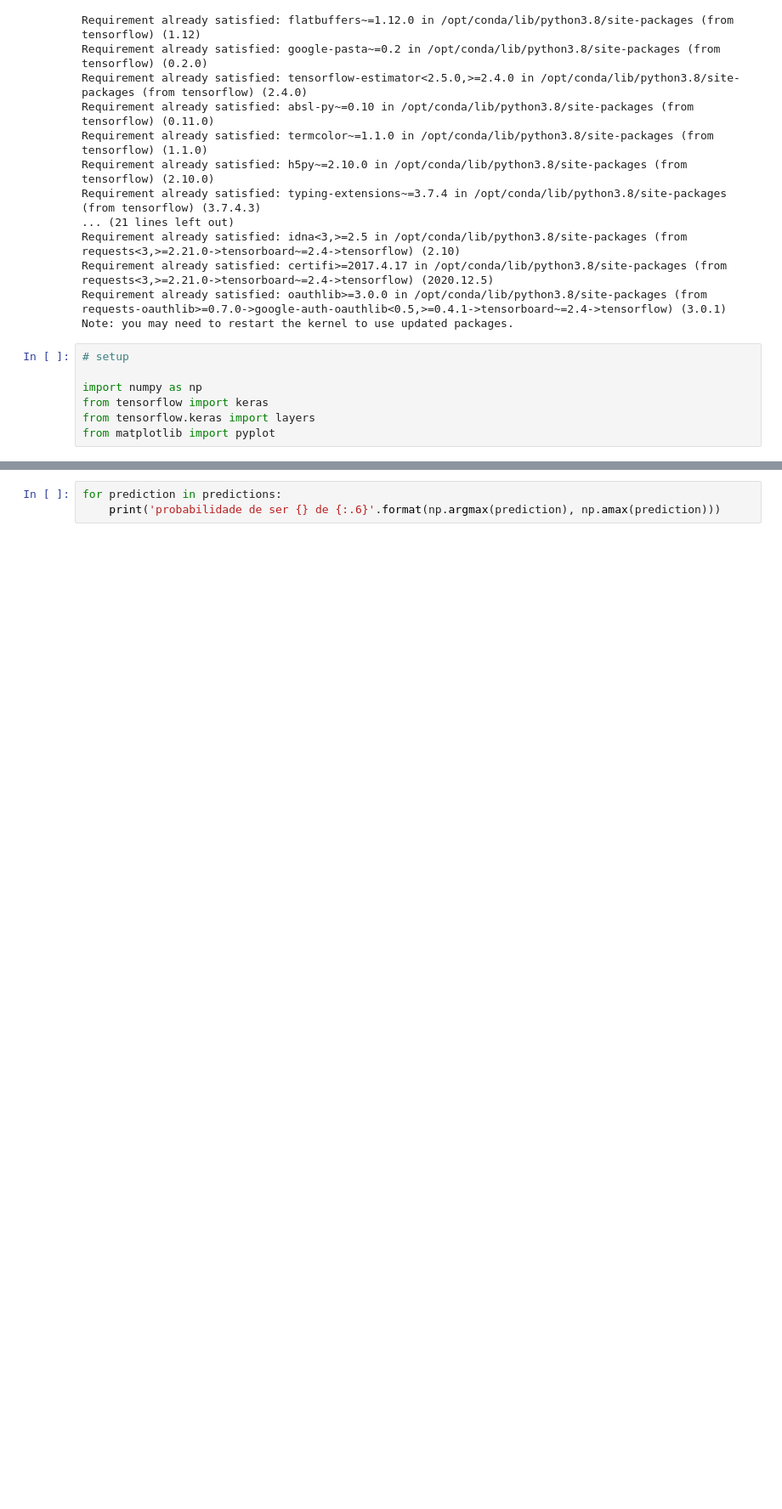
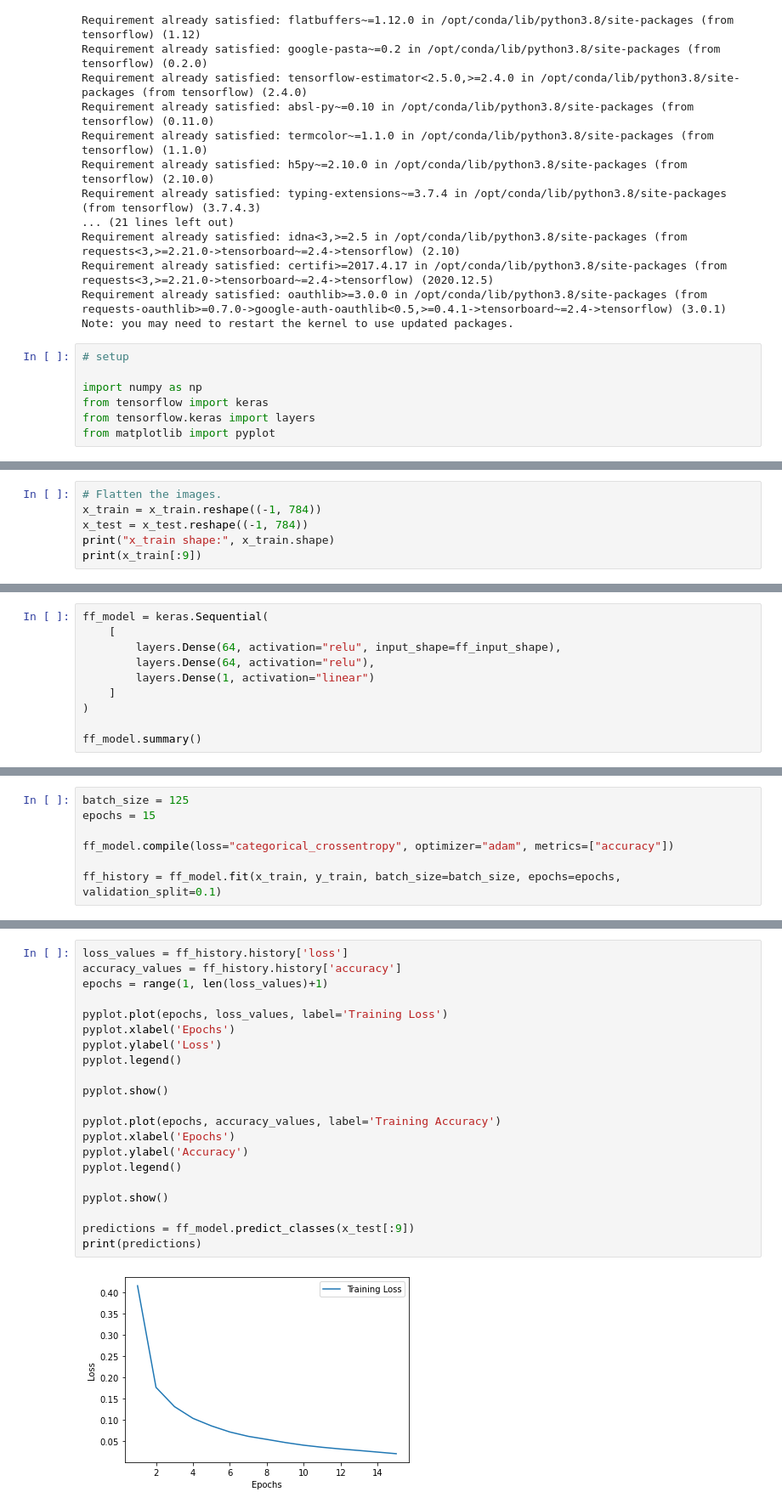
Before and after one commit to JuniorPenguim/TCC-TextToFace, a Jupyter notebook: MNIST.ipynb, the cells around one changed output, grey strips where cells are left out. Shown at 85% size. Drawn from its saved outputs; the diff is of its cells as text; blank space fills up the shorter version.

Commit message:
Mnist from scratch using dense layer

```diff
--- a/MNIST.ipynb
+++ b/MNIST.ipynb
@@ -62,0 +40,6 @@ x_train shape: (60000, 28, 28, 1)
+# %%
+# Flatten the images.
+x_train = x_train.reshape((-1, 784))
+x_test = x_test.reshape((-1, 784))
+print("x_train shape:", x_train.shape)
+print(x_train[:9])
@@ -62,0 +76,10 @@ x_train shape: (60000, 28, 28, 1)
+# %%
+ff_model = keras.Sequential(
+    [
+        layers.Dense(64, activation="relu", input_shape=ff_input_shape),
+        layers.Dense(64, activation="relu"),
+        layers.Dense(1, activation="linear")
+    ]
+)
+
+ff_model.summary()
@@ -93,3 +131,10 @@ Total params: 34,826
 Trainable params: 34,826
 Non-trainable params: 0
 _________________________________________________________________
+# %%
+batch_size = 125
+epochs = 15
+
+ff_model.compile(loss="categorical_crossentropy", optimizer="adam", metrics=["accuracy"])
+
+ff_history = ff_model.fit(x_train, y_train, batch_size=batch_size, epochs=epochs, validation_split=0.1)
@@ -159,6 +210,25 @@ Generate predictions for samples
   7.21227331e-13 9.99894023e-01 2.27951641e-05 9.96402443e-16
   8.31831640e-05 2.39926329e-10]]
 # %%
-for prediction in predictions:
-    print('probabilidade de ser {} de {:.6}'.format(np.argmax(prediction), np.amax(prediction)))
+loss_values = ff_history.history['loss']
+accuracy_values = ff_history.history['accuracy']
+epochs = range(1, len(loss_values)+1)
+
+pyplot.plot(epochs, loss_values, label='Training Loss')
+pyplot.xlabel('Epochs')
+pyplot.ylabel('Loss')
+pyplot.legend()
+
+pyplot.show()
+
+pyplot.plot(epochs, accuracy_values, label='Training Accuracy')
+pyplot.xlabel('Epochs')
+pyplot.ylabel('Accuracy')
+pyplot.legend()
+
+pyplot.show()
+
+predictions = ff_model.predict_classes(x_test[:9])
+print(predictions)
 # %% [output]
+[figure, added]
```
Also changed, not shown: parts of 10 cells of this notebook.
